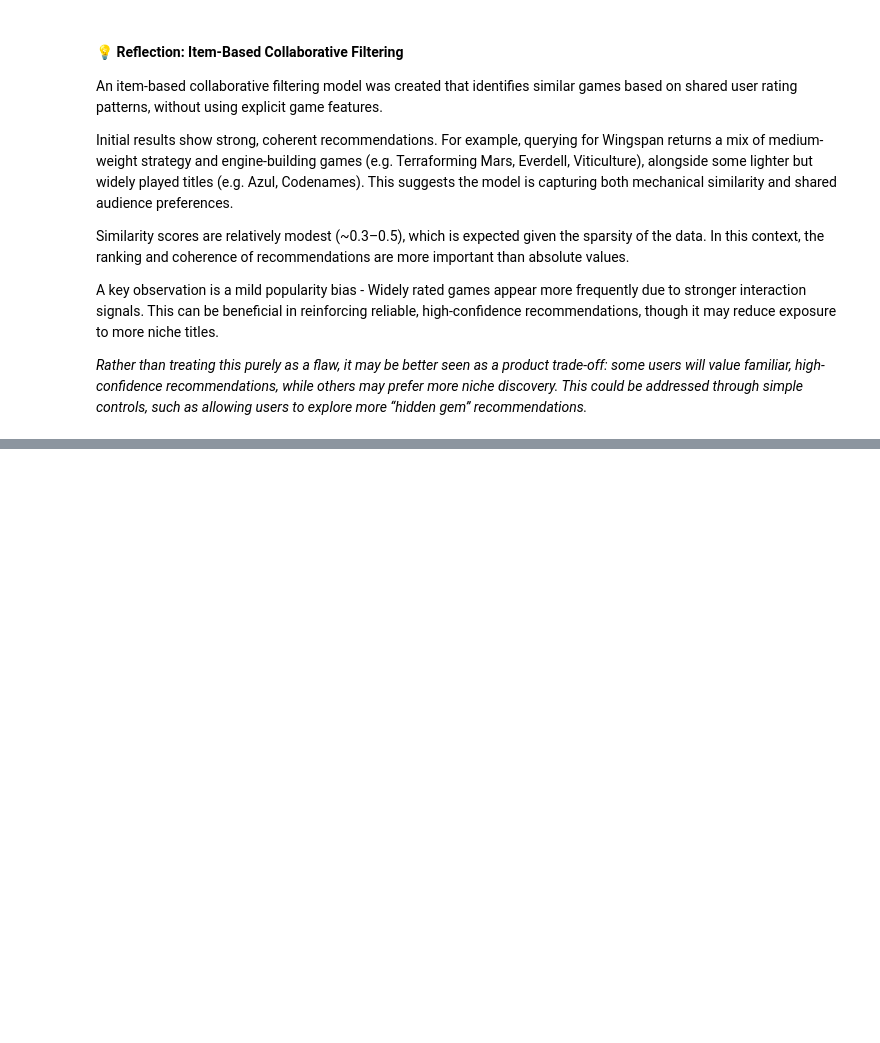
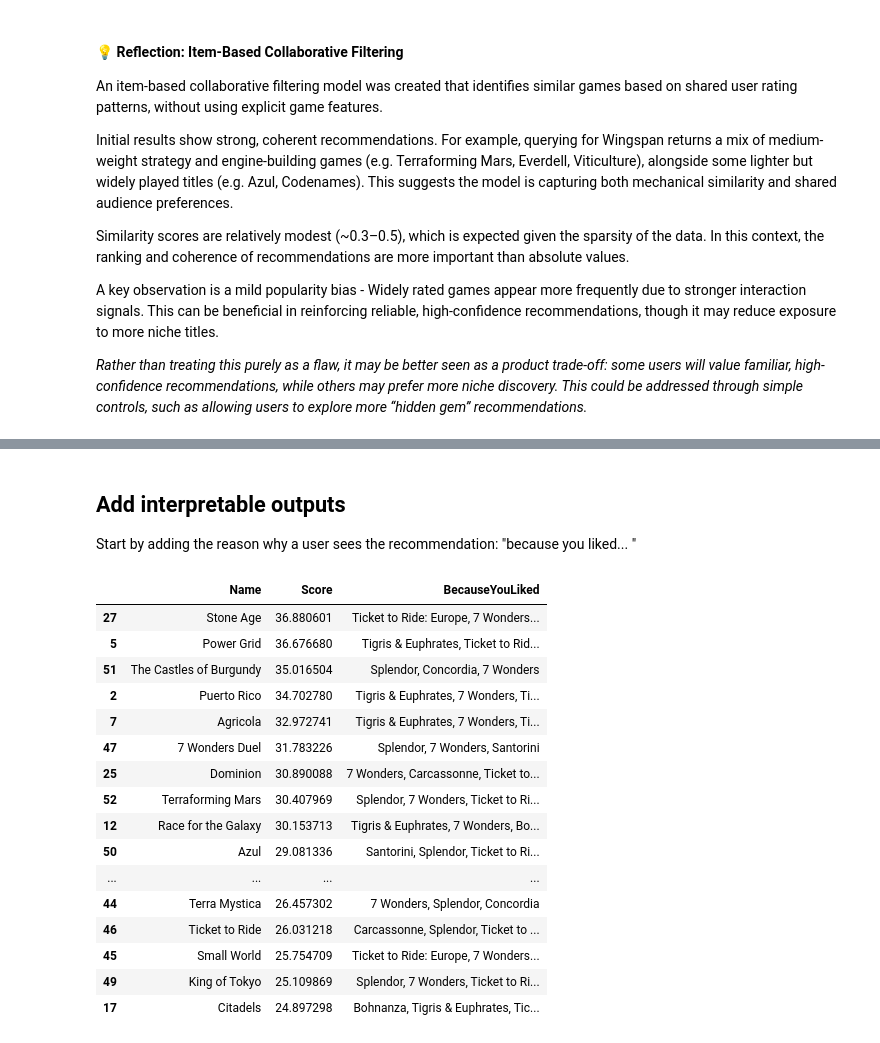
Before and after one commit to keira-p/meeplemind-recommender, a Jupyter notebook: notebooks/06_recommender_system.ipynb, the cells around one changed output, grey strips where cells are left out. Drawn from its saved outputs; the diff is of its cells as text; code cells hidden in the pictures; blank space fills up the shorter version.

Commit message:
Built and evaluated collaborative filtering recommender with user-level insights and baseline comparison

```diff
--- a/notebooks/06_recommender_system.ipynb
+++ b/notebooks/06_recommender_system.ipynb
@@ -434,0 +904,20 @@ A key observation is a mild popularity bias - Widely rated games appear more fre
+# %%
+# ----- Explore how this works for a hobbyist -----
+
+# Count ratings per user in your subset
+user_counts = ratings_small["Username"].value_counts()
+
+# Filter to "typical" range
+typical_users = user_counts[(user_counts >= 10) & (user_counts <= 30)]
+
+# Find a hobbyist i.e. a user with more liked games (>= 8)
+for username in typical_users.index:
+    hobbyist_ratings = user_item_matrix_small.loc[username].dropna()
+    hobbyist_liked_games = hobbyist_ratings[hobbyist_ratings >= 8]
+
+    if len(hobbyist_liked_games) >= 8:
+        example_hobbyist = username
+        break
+
+print(example_hobbyist)
+print(user_counts.loc[example_hobbyist])
@@ -434,0 +927,9 @@ A key observation is a mild popularity bias - Widely rated games appear more fre
+# %%
+hobbyist_ratings = user_item_matrix_small.loc[example_hobbyist].dropna()
+
+hobbyist_liked_games = hobbyist_ratings[hobbyist_ratings >= 8].sort_values(ascending=False)
+
+hobbyist_liked_games_df = hobbyist_liked_games.rename("UserRating").reset_index()
+hobbyist_liked_games_df["Name"] = hobbyist_liked_games_df["BGGId"].map(bggid_to_name)
+
+hobbyist_liked_games_df[["Name", "UserRating"]]
@@ -434,0 +1024,4 @@ A key observation is a mild popularity bias - Widely rated games appear more fre
+# %% [markdown]
+## Add interpretable outputs
+
+Start by adding the reason why a user sees the recommendation: "because you liked... "
@@ -434,0 +1125,28 @@ A key observation is a mild popularity bias - Widely rated games appear more fre
+# %%
+# Test with hobbyist
+recommend_for_user_with_reasons(
+    liked_games=hobbyist_liked_games,
+    user_ratings=hobbyist_ratings,
+    item_similarity_df=item_similarity_df,
+    bggid_to_name=bggid_to_name,
+    similarity_threshold=0.25,
+    top_n=20
+)
+# %% [output]
+|  | Name | Score | BecauseYouLiked |
+| 27 | Stone Age | 36.880601 | Ticket to Ride: Europe, 7 Wonders... |
+| 5 | Power Grid | 36.676680 | Tigris & Euphrates, Ticket to Rid... |
+| 51 | The Castles of Burgundy | 35.016504 | Splendor, Concordia, 7 Wonders |
+| 2 | Puerto Rico | 34.702780 | Tigris & Euphrates, 7 Wonders, Ti... |
+| 7 | Agricola | 32.972741 | Tigris & Euphrates, 7 Wonders, Ti... |
+| 47 | 7 Wonders Duel | 31.783226 | Splendor, 7 Wonders, Santorini |
+| 25 | Dominion | 30.890088 | 7 Wonders, Carcassonne, Ticket to... |
+| 52 | Terraforming Mars | 30.407969 | Splendor, 7 Wonders, Ticket to Ri... |
+| 12 | Race for the Galaxy | 30.153713 | Tigris & Euphrates, 7 Wonders, Bo... |
+| 50 | Azul | 29.081336 | Santorini, Splendor, Ticket to Ri... |
+| ... | ... | ... | ... |
+| 44 | Terra Mystica | 26.457302 | 7 Wonders, Splendor, Concordia |
+| 46 | Ticket to Ride | 26.031218 | Carcassonne, Splendor, Ticket to ... |
+| 45 | Small World | 25.754709 | Ticket to Ride: Europe, 7 Wonders... |
+| 49 | King of Tokyo | 25.109869 | Splendor, 7 Wonders, Ticket to Ri... |
+| 17 | Citadels | 24.897298 | Bohnanza, Tigris & Euphrates, Tic... |
```
Also changed, not shown: parts of 42 cells of this notebook.
